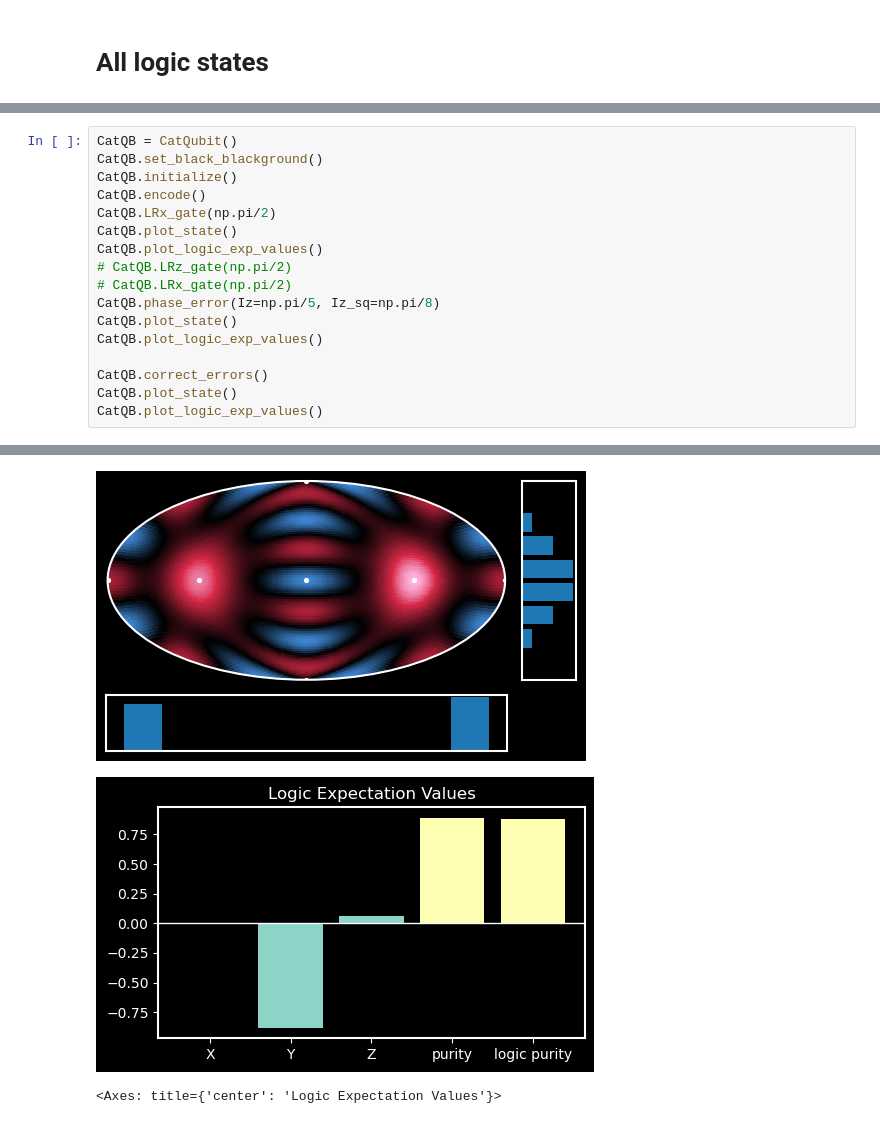
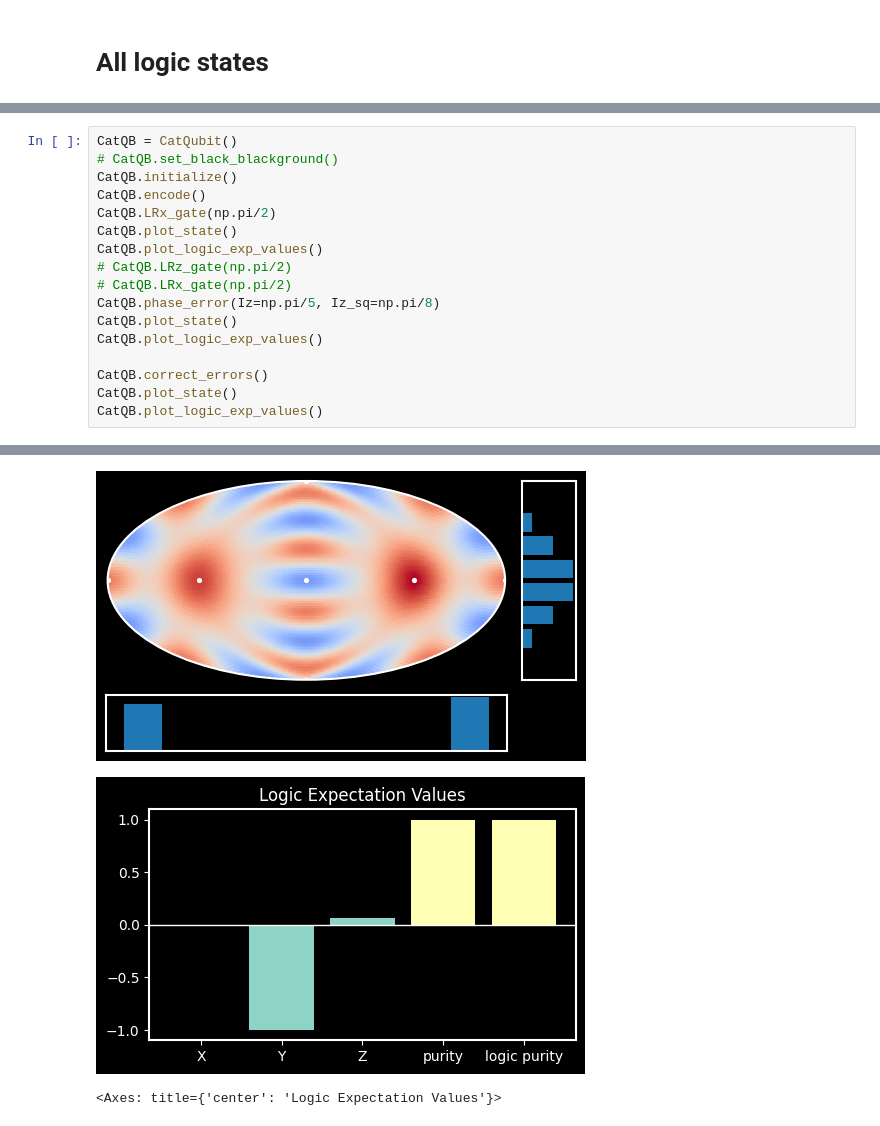
Before and after one commit to arjenvaartjes/Psyduck, a Jupyter notebook: examples/cat qubit/CatQubitStatesAndGates.ipynb, the cells around one changed output, grey strips where cells are left out. Saved outputs shown, nothing was run; the diff lists cells and outputs as text.

```diff
--- a/examples/cat qubit/CatQubitStatesAndGates.ipynb
+++ b/examples/cat qubit/CatQubitStatesAndGates.ipynb
@@ -487,7 +90,7 @@ CatQB.plot_logic_exp_values()
 <Axes: title={'center': 'Logic Expectation Values'}>
 # %%
 CatQB = CatQubit()
-CatQB.set_black_blackground()
+# CatQB.set_black_blackground()
 CatQB.initialize()
 CatQB.encode()
 CatQB.LRx_gate(np.pi/2)
@@ -509,4 +112,4 @@ CatQB.plot_logic_exp_values()
 [figure]
-[figure, old version]
+[figure, new version]
-[figure, old version]
+[figure, new version]
 <Axes: title={'center': 'Logic Expectation Values'}>
```
Also changed, not shown: parts of 10 cells of this notebook, 7 other files.
